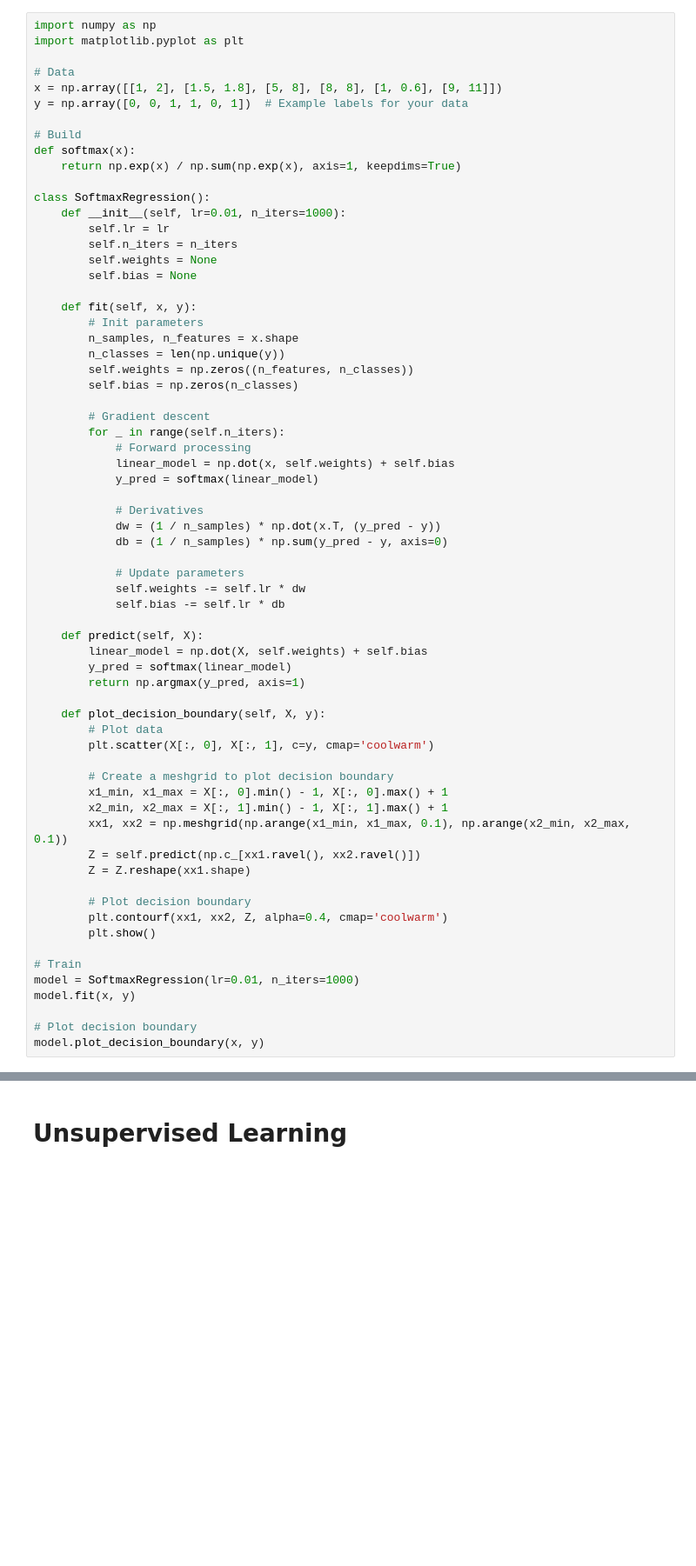
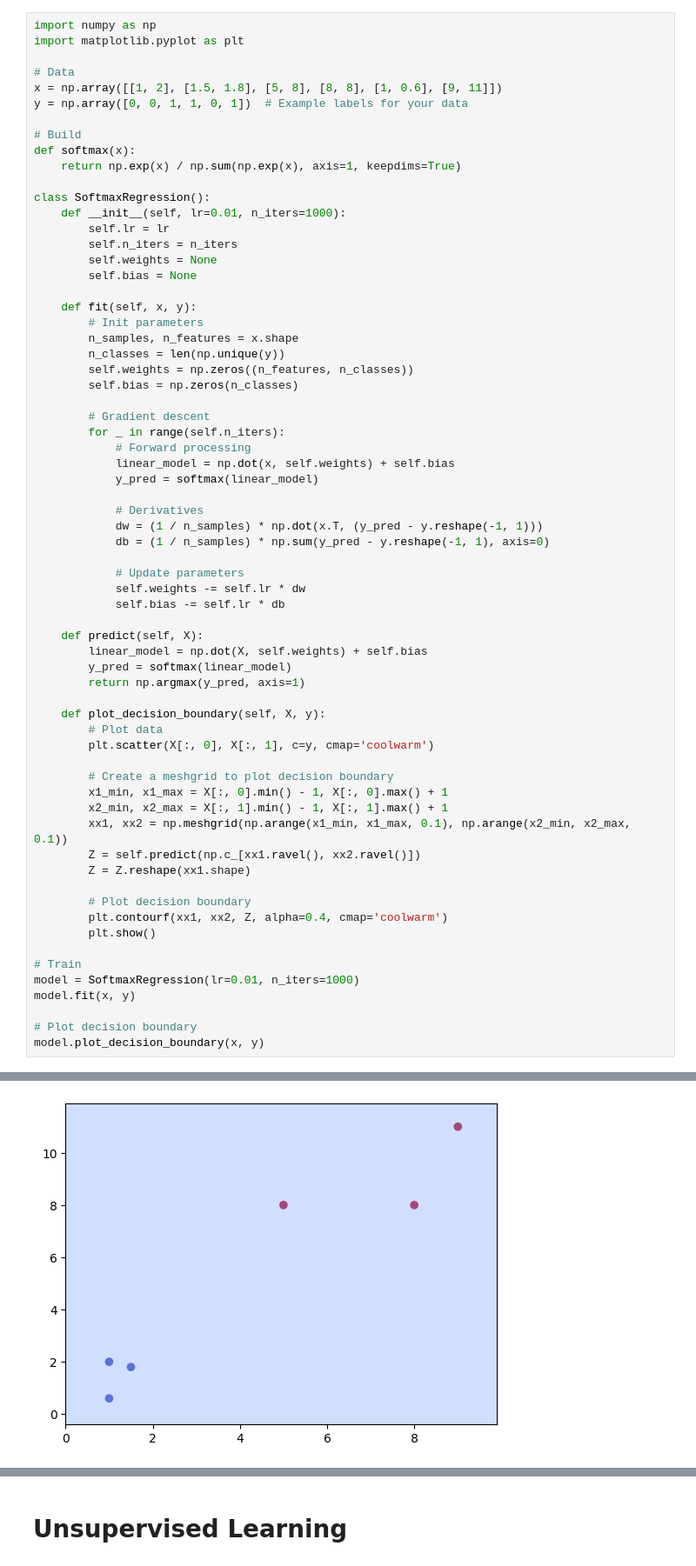
Before and after one commit to KasaiHarcore/Artificial-Intelligent-Skills, a Jupyter notebook: 6. Machine Learning/Machine Learning Summaries.ipynb, the cells around one changed output, grey strips where cells are left out. Shown at 87% size. Drawn from its saved outputs; the diff is of its cells as text; blank space fills up the shorter version.

```diff
--- a/6. Machine Learning/Machine Learning Summaries.ipynb
+++ b/6. Machine Learning/Machine Learning Summaries.ipynb
@@ -554,8 +554,8 @@ class SoftmaxRegression():
             y_pred = softmax(linear_model)
 
             # Derivatives
-            dw = (1 / n_samples) * np.dot(x.T, (y_pred - y))
-            db = (1 / n_samples) * np.sum(y_pred - y, axis=0)
+            dw = (1 / n_samples) * np.dot(x.T, (y_pred - y.reshape(-1, 1)))
+            db = (1 / n_samples) * np.sum(y_pred - y.reshape(-1, 1), axis=0)
 
             # Update parameters
             self.weights -= self.lr * dw
@@ -592,3 +591,4 @@ ValueError: operands could not be broadcast together with shapes (6,2) (6,)
+[figure, added]
 # %% [markdown]
 # K-Nearest Neighbors (KNN):
 
```
Also changed, not shown: parts of 8 cells of this notebook.
